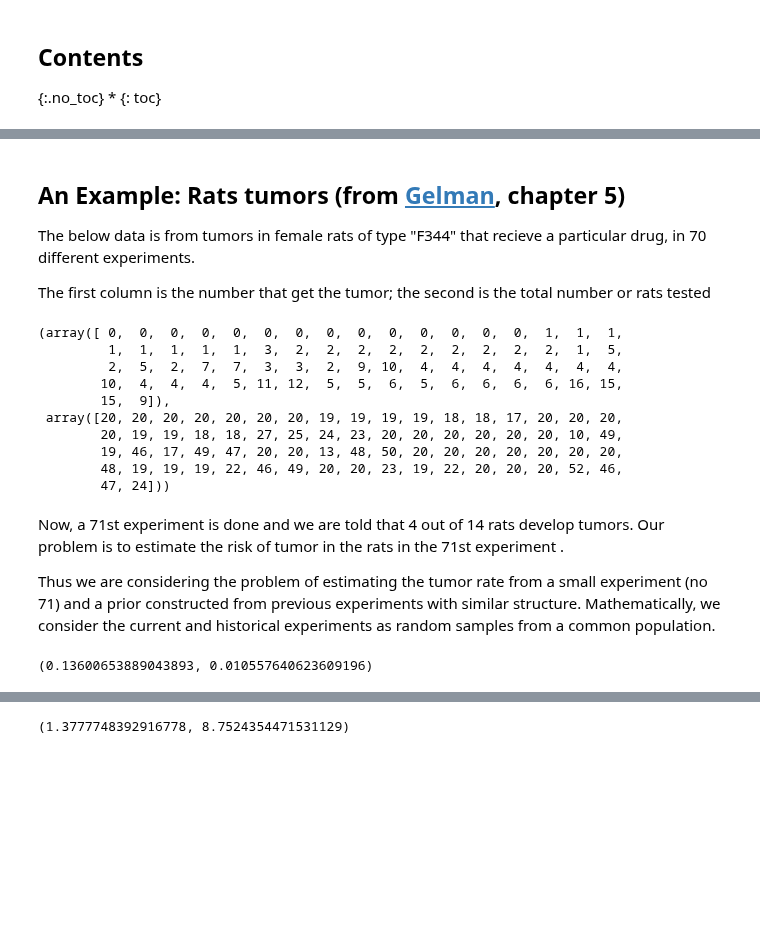
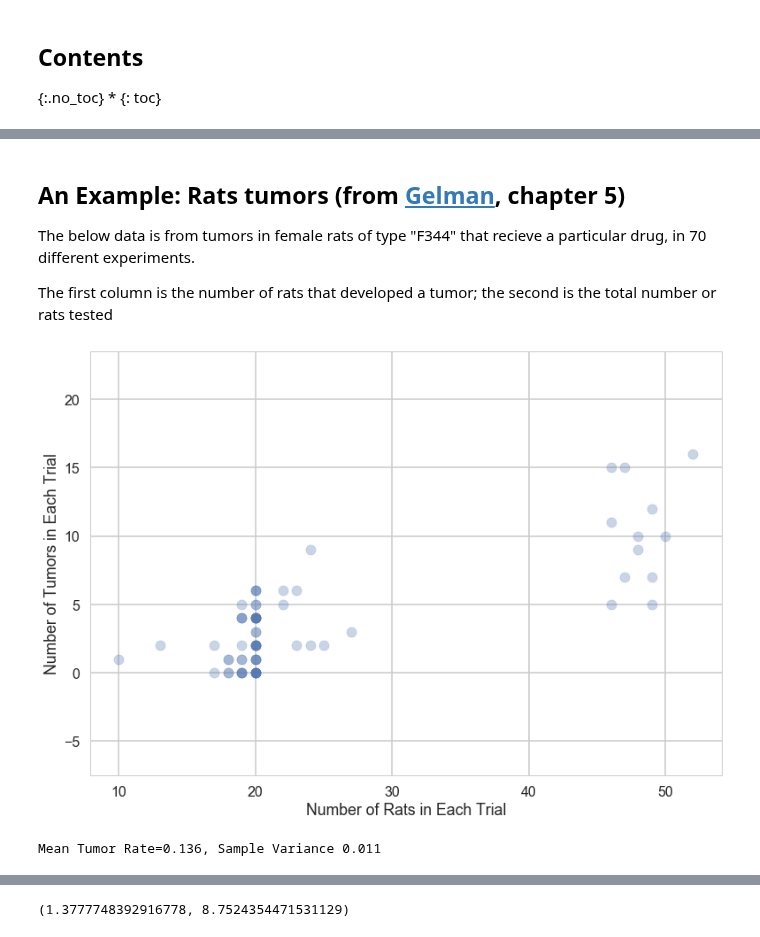
Before and after one commit to wclaybaugh/2017, a Jupyter notebook: wiki/hierarch.ipynb, the cells around one changed output, grey strips where cells are left out. Cells and saved outputs as stored; diff of their text form; code cells hidden in the pictures; blank space fills up the shorter version.

```diff
--- a/wiki/hierarch.ipynb
+++ b/wiki/hierarch.ipynb
@@ -33,7 +32,7 @@ Such shrinkage is observed both when the aproximate Empirical Bayes methodology
 
 The below data is from tumors in female rats of type "F344" that recieve a particular drug, in 70 different experiments.
 
-The first column is the number that get the tumor; the second is the total number or rats tested
+The first column is the number of rats that developed a tumor; the second is the total number or rats tested
 # %%
 tumordata="""0 20
 0 20
@@ -79,57 +78,48 @@ tumordata="""0 20
 2 13
 9 48
 10 50
 4 20
 4 20
 4 20
 4 20
 4 20
 4 20
 4 20
 10 48
 4 19
 4 19
 4 19
 5 22
 11 46
 12 49
 5 20
 5 20
 6 23
 5 19
 6 22
 6 20
 6 20
 6 20
 16 52
 15 46
 15 47
 9 24
 """
+
+tumortuples=[e.strip().split() for e in tumordata.split("\n")]
+tumory=np.array([np.int(e[0].strip()) for e in tumortuples if len(e) > 0])
+tumorn=np.array([np.int(e[1].strip()) for e in tumortuples if len(e) > 0])
+
+plt.scatter(tumorn,tumory,alpha=.3)
+plt.xlabel("Number of Rats in Each Trial")
+plt.ylabel("Number of Tumors in Each Trial")
+plt.axis('equal');
+# %% [output]
+[figure, added]
-# %%
-tumortuples=[e.strip().split() for e in tumordata.split("\n")]
-tumory=np.array([np.int(e[0].strip()) for e in tumortuples if len(e) > 0])
-tumorn=np.array([np.int(e[1].strip()) for e in tumortuples if len(e) > 0])
-tumory, tumorn
-# %% [output]
-(array([ 0,  0,  0,  0,  0,  0,  0,  0,  0,  0,  0,  0,  0,  0,  1,  1,  1,
-         1,  1,  1,  1,  1,  3,  2,  2,  2,  2,  2,  2,  2,  2,  2,  1,  5,
-         2,  5,  2,  7,  7,  3,  3,  2,  9, 10,  4,  4,  4,  4,  4,  4,  4,
-        10,  4,  4,  4,  5, 11, 12,  5,  5,  6,  5,  6,  6,  6,  6, 16, 15,
-        15,  9]),
- array([20, 20, 20, 20, 20, 20, 20, 19, 19, 19, 19, 18, 18, 17, 20, 20, 20,
-        20, 19, 19, 18, 18, 27, 25, 24, 23, 20, 20, 20, 20, 20, 20, 10, 49,
-        19, 46, 17, 49, 47, 20, 20, 13, 48, 50, 20, 20, 20, 20, 20, 20, 20,
-        48, 19, 19, 19, 22, 46, 49, 20, 20, 23, 19, 22, 20, 20, 20, 52, 46,
-        47, 24]))
-# %% [markdown]
-Now, a 71st experiment is done and we are told that 4 out of 14 rats develop tumors. Our problem is  to estimate the risk of tumor in the rats in the 71st experiment .
-
-Thus we are considering the problem of estimating the tumor rate from a small experiment (no 71) and a prior constructed from previous experiments with similar structure. Mathematically, we consider the current and historical experiments as random samples from a common population.
 # %%
-tumor_rat = [e[0]/e[1] for e in zip(tumory, tumorn)]
-tmean = np.mean(tumor_rat)
-tvar = np.var(tumor_rat)
-tmean, tvar
+tumor_rate = [e[0]/e[1] for e in zip(tumory, tumorn)]
+tmean = np.mean(tumor_rate)
+tvar = np.var(tumor_rate)
+print("Mean Tumor Rate={:.3f}, Sample Variance {:0.3f}".format(tmean, tvar))
 # %% [output]
-(0.13600653889043893, 0.010557640623609196)
+Mean Tumor Rate=0.136, Sample Variance 0.011
```
Also changed, not shown: parts of 27 cells of this notebook, 3 other files.
